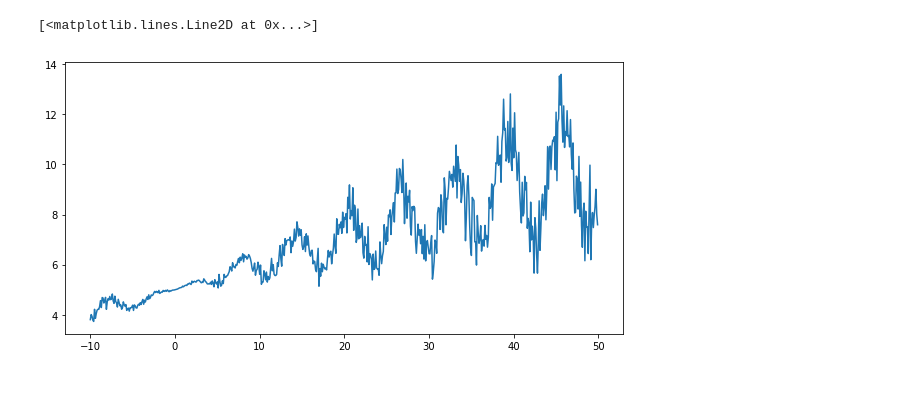
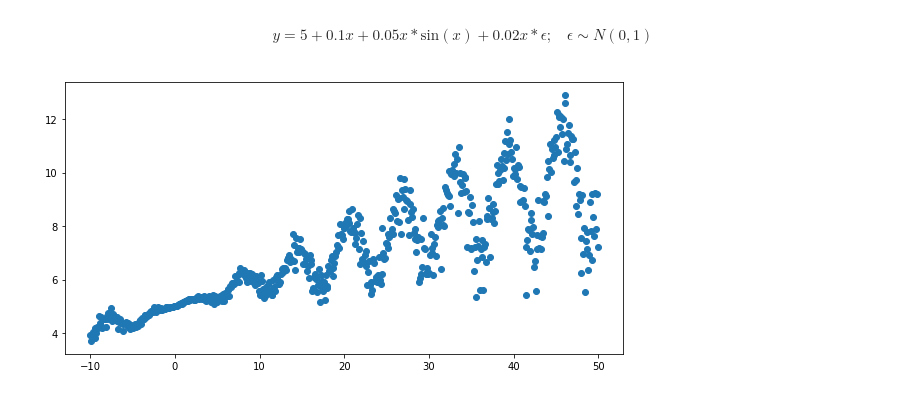
Before and after one commit to Yafeng-Cheng/tfp, a Jupyter notebook: tfp2/colab_example_linear_nonlinear_regression_tfp2.ipynb, the cells around one changed output. Saved outputs shown, nothing was run; the diff lists cells and outputs as text; code cells hidden in the pictures.

```diff
--- a/tfp2/colab_example_linear_nonlinear_regression_tfp2.ipynb
+++ b/tfp2/colab_example_linear_nonlinear_regression_tfp2.ipynb
@@ -26,12 +27,13 @@ W0417 15:26:27.302127 140737237115840 deprecation_wrapper.py:76] From /anaconda3
 # %%
 x = np.arange(-10, 50, 0.1)
 y = np.sin(x)*x/20+np.random.randn(len(x))*x/50+5.0+0.1*x
+# %% [markdown]
+$$y = 5 + 0.1x + 0.05x*\mbox{sin}(x)+0.02x*\epsilon;~~~~\epsilon\sim N(0, 1)$$
 # %%
 plt.figure(figsize = (10,5))
-plt.plot(x, y)
+plt.scatter(x, y);
 # %% [output]
-[<matplotlib.lines.Line2D at 0x...>]
-[figure, old version]
+[figure, new version]
 # %%
 x = np.array(x)
 y = np.array(y)
```
Also changed, not shown: parts of 8 cells of this notebook, 2 other files.
